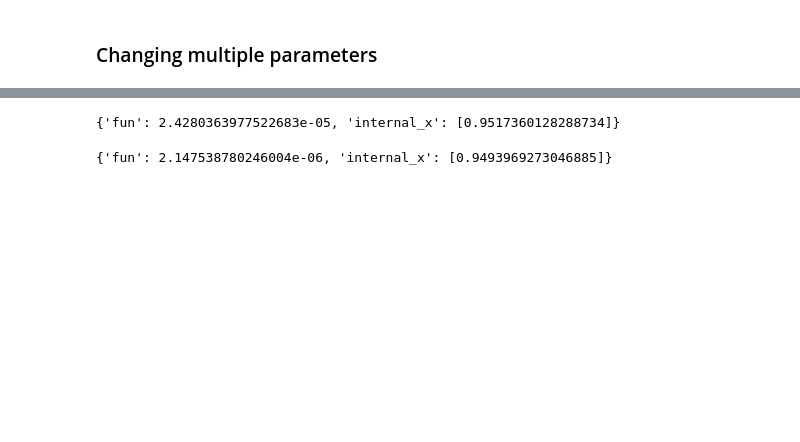
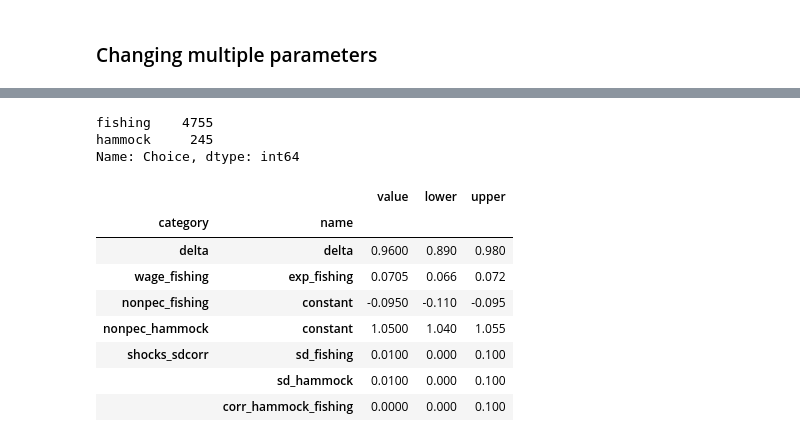
Before and after one commit to OpenSourceEconomics/ekw-lectures, a Jupyter notebook: lectures/99_simulated_method_of_moments/notebook.ipynb, the cells around one changed output, grey strips where cells are left out. Cells and saved outputs as stored; diff of their text form; code cells hidden in the pictures; blank space fills up the shorter version.

```diff
--- a/lectures/99_simulated_method_of_moments/notebook.ipynb
+++ b/lectures/99_simulated_method_of_moments/notebook.ipynb
@@ -398,32 +256,0 @@ Name: value, dtype: float64
-# %%
-#Changing the number of simulated agents
-options_num_agents = options.copy()
-options_num_agents['simulation_agents'] = 100
-options_num_agents
-
-rslt_num_agents = minimize(criterion=evaluate,
-                    params=params_cand,
-                    algorithm="nlopt_bobyqa",
-                    constraints=constr,
-                    criterion_args=(options_num_agents,identity_matrix, moments_obs, choice_options_robinson),
-                    dashboard=False
-                    )
-rslt_num_agents[0]
-# %% [output]
-{'fun': 2.4280363977522683e-05, 'internal_x': [0.9517360128288734]}
-# %%
-# Changing the number of simulated agents
-options_num_agents = options.copy()
-options_num_agents['simulation_agents'] = 2000
-options_num_agents
-
-rslt_num_agents = minimize(criterion=evaluate,
-                    params=params_cand,
-                    algorithm="nlopt_bobyqa",
-                    constraints=constr,
-                    criterion_args=(options_num_agents,identity_matrix, moments_obs, choice_options_robinson),
-                    dashboard=False
-                    )
-rslt_num_agents[0]
-# %% [output]
-{'fun': 2.147538780246004e-06, 'internal_x': [0.9493969273046885]}
@@ -429,0 +266,8 @@ rslt_num_agents[0]
+# %%
+simulate = rp.get_simulate_func(params_multi, options)
+data_sim = simulate(params_multi)
+data_sim.Choice.value_counts()
+# %% [output]
+fishing    4755
+hammock     245
+Name: Choice, dtype: int64
@@ -429,0 +277,12 @@ rslt_num_agents[0]
+# %%
+params_multi
+# %% [output]
+|  |  | value | lower | upper |
+| category | name |  |  |  |
+| delta | delta | 0.9600 | 0.890 | 0.980 |
+| wage_fishing | exp_fishing | 0.0705 | 0.066 | 0.072 |
+| nonpec_fishing | constant | -0.0950 | -0.110 | -0.095 |
+| nonpec_hammock | constant | 1.0500 | 1.040 | 1.055 |
+| shocks_sdcorr | sd_fishing | 0.0100 | 0.000 | 0.100 |
+|  | sd_hammock | 0.0100 | 0.000 | 0.100 |
+|  | corr_hammock_fishing | 0.0000 | 0.000 | 0.100 |
```
Also changed, not shown: parts of 57 cells of this notebook.
